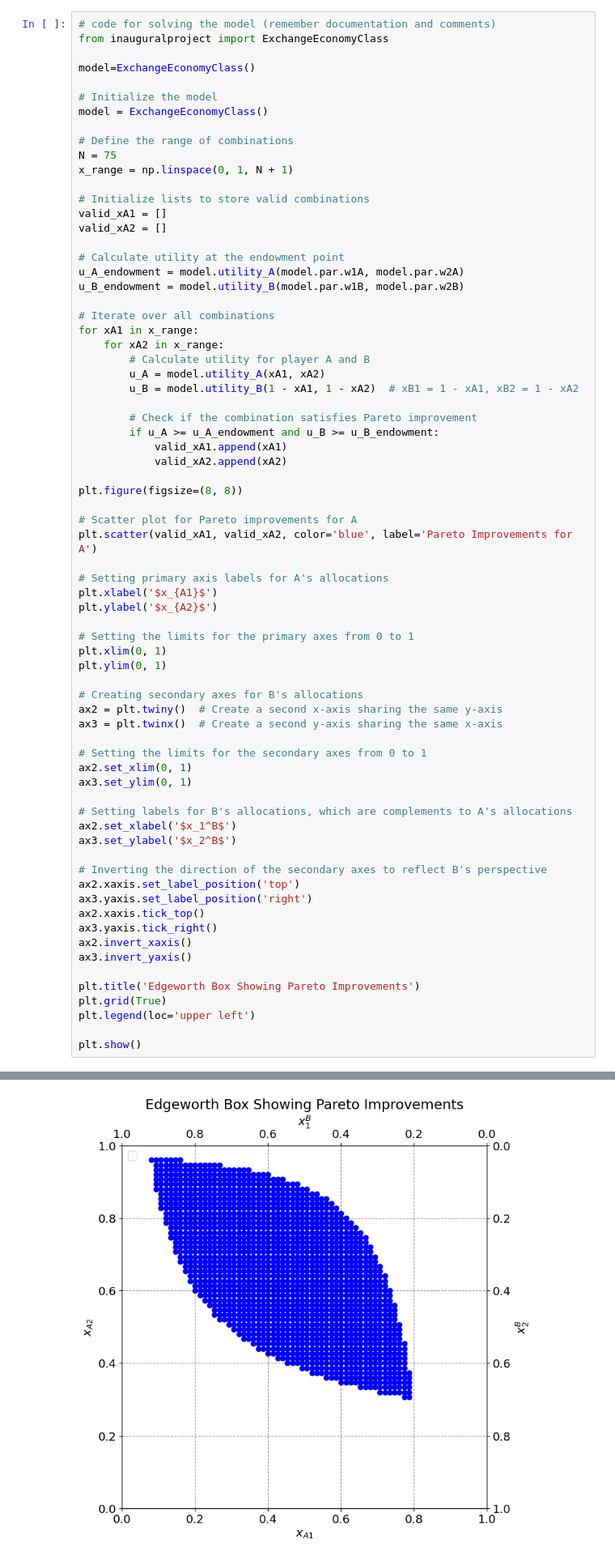
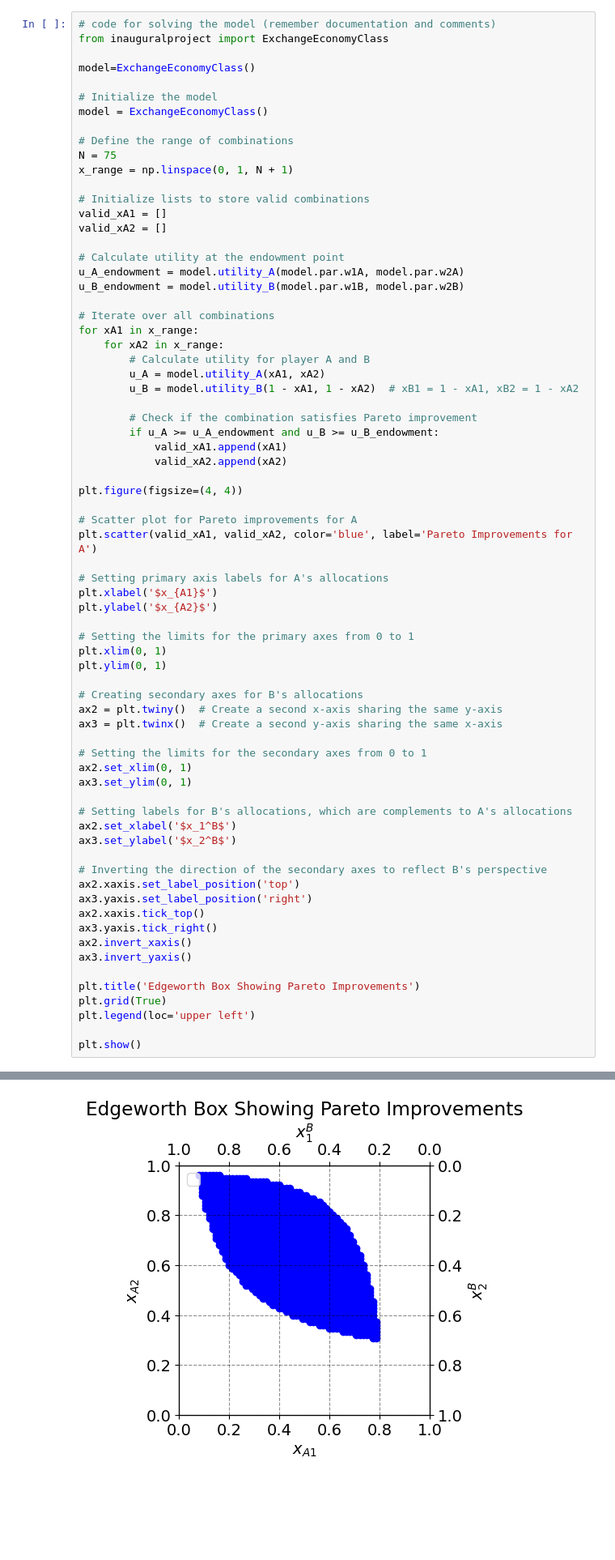
Before and after one commit to NumEconCopenhagen/projects-2024-andreas-og-magnus, a Jupyter notebook: inauguralproject/inauguralproject.ipynb, the cells around one changed output, grey strips where cells are left out. Shown at 81% size. Cells and saved outputs as stored; diff of their text form; blank space fills up the shorter version.

```diff
--- a/inauguralproject/inauguralproject.ipynb
+++ b/inauguralproject/inauguralproject.ipynb
@@ -59,7 +59,7 @@ for xA1 in x_range:
             valid_xA1.append(xA1)
             valid_xA2.append(xA2)
 
-plt.figure(figsize=(8, 8))
+plt.figure(figsize=(4, 4))
 
 # Scatter plot for Pareto improvements for A
 plt.scatter(valid_xA1, valid_xA2, color='blue', label='Pareto Improvements for A')
@@ -72,34 +72,34 @@ plt.ylabel('$x_{A2}$')
 plt.xlim(0, 1)
 plt.ylim(0, 1)
 
 # Creating secondary axes for B's allocations
 ax2 = plt.twiny()  # Create a second x-axis sharing the same y-axis
 ax3 = plt.twinx()  # Create a second y-axis sharing the same x-axis
 
 # Setting the limits for the secondary axes from 0 to 1
 ax2.set_xlim(0, 1)
 ax3.set_ylim(0, 1)
 
 # Setting labels for B's allocations, which are complements to A's allocations
 ax2.set_xlabel('$x_1^B$')
 ax3.set_ylabel('$x_2^B$')
 
 # Inverting the direction of the secondary axes to reflect B's perspective
 ax2.xaxis.set_label_position('top')
 ax3.yaxis.set_label_position('right')
 ax2.xaxis.tick_top()
 ax3.yaxis.tick_right()
 ax2.invert_xaxis()
 ax3.invert_yaxis()
 
 plt.title('Edgeworth Box Showing Pareto Improvements')
 plt.grid(True)
 plt.legend(loc='upper left')
 
 plt.show()
 # %% [output]
 No artists with labels found to put in legend.  Note that artists whose label start with an underscore are ignored when legend() is called with no argument.
-[figure, old version]
+[figure, new version]
 # %% [markdown]
 # Question 2
 # %% [markdown]
```
Also changed, not shown: parts of 13 cells of this notebook.
